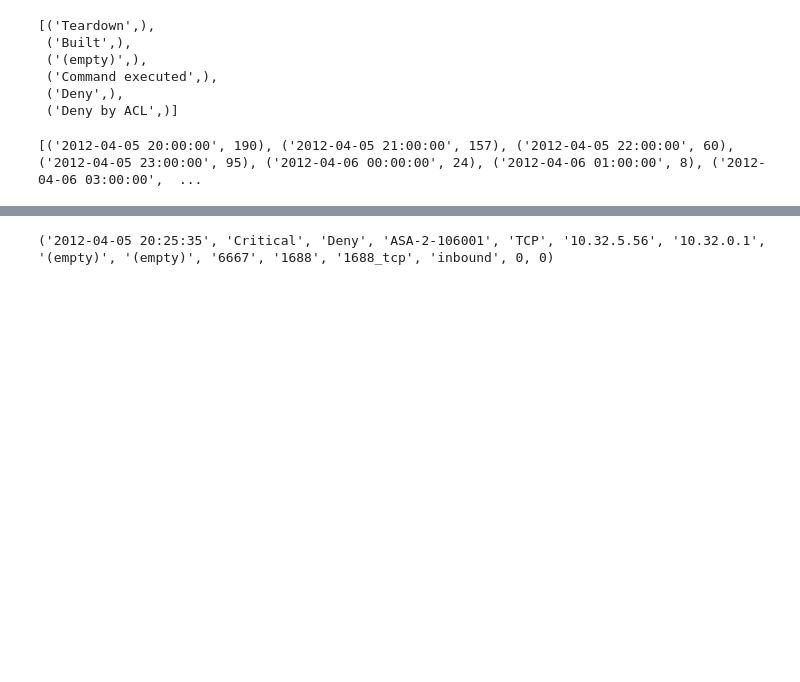
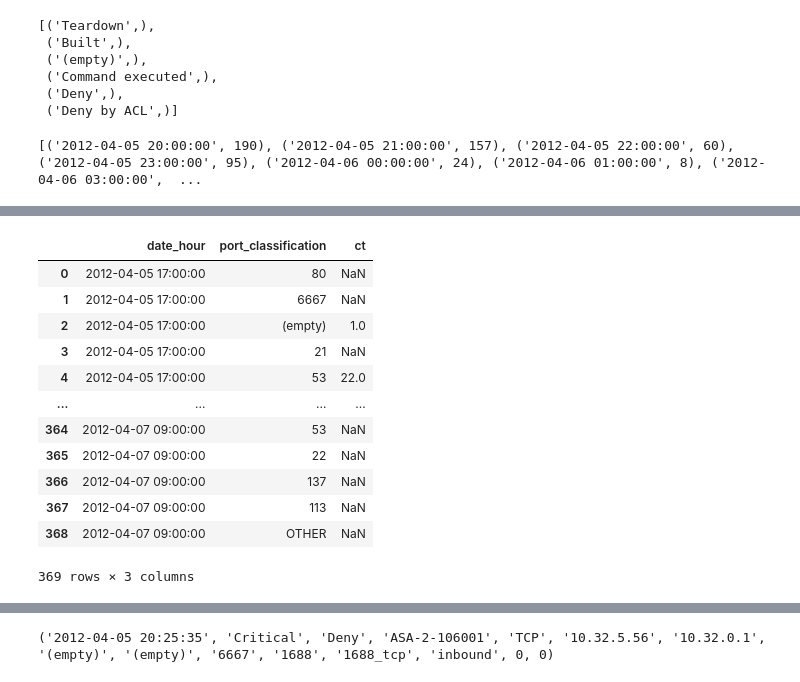
Before and after one commit to data-challengers/DC4, a Jupyter notebook: notebooks/firewall_viz.ipynb, the cells around one changed output, grey strips where cells are left out. Cells and saved outputs as stored; diff of their text form; code cells hidden in the pictures; blank space fills up the shorter version.

Commit message:
push function to fill NAs for plotly

```diff
--- a/notebooks/firewall_viz.ipynb
+++ b/notebooks/firewall_viz.ipynb
@@ -12,3 +12,21 @@ print(conn.total_changes)
 cur = conn.cursor()
 # %% [output]
 0
+# %%
+def fill_df_nas(df, time_col, group_col, group_arr):
+    """
+    Expands dataframe to include all x-axis values for every group, and
+    fills dataframes with NAs when there are no observations for the specified group.
+    Useful for Plotly graphs in mode='lines+markers'
+    :param: df: dataframe of interest
+    :param: time_col: string name of column that contains time variable (or generally, the x variable)
+    :param: group_col: string name of column that contains the groups to plot over different traces
+    :param: group_arr: list or numpy array of all unique observations in df['group_col']
+    """
+    df_series = pd.Series(np.tile(group_arr, df[time_col].nunique()))
+    df_idx_series = df[time_col].unique() \
+        .repeat(len(group_arr))
+    new_df = pd.DataFrame({time_col: df_idx_series,
+                          group_col: df_series})
+    df_with_nas = pd.merge(new_df, df, on=[time_col, group_col], how='left')
+    return df_with_nas
@@ -50,6 +80,7 @@ q = "SELECT strftime('%Y-%m-%d %H:00:00', `Date/time`) date_hour, \
 ports_per_hour = pd.read_sql_query(q, conn)
 # %%
 ports = ['80', '6667', '(empty)', '21', '53', '22', '137', '113', 'OTHER']
+ports_with_nas = fill_df_nas(ports_per_hour, 'date_hour', 'port_classification', ports)
 # %%
 # Get unique operations
 q = "SELECT DISTINCT `Operation` \
@@ -93,6 +119,22 @@ dtype: object
 cxns_per_hour['date_hour'] = pd.to_datetime(cxns_per_hour['date_hour'])
 # %%
 priority_series = pd.Series(np.tile(priorities_df['Syslog priority'].to_numpy(), cxns_per_hour['date_hour'].nunique()))
+# %%
+ports_with_nas
+# %% [output]
+|  | date_hour | port_classification | ct |
+| 0 | 2012-04-05 17:00:00 | 80 | NaN |
+| 1 | 2012-04-05 17:00:00 | 6667 | NaN |
+| 2 | 2012-04-05 17:00:00 | (empty) | 1.0 |
+| 3 | 2012-04-05 17:00:00 | 21 | NaN |
+| 4 | 2012-04-05 17:00:00 | 53 | 22.0 |
+| ... | ... | ... | ... |
+| 364 | 2012-04-07 09:00:00 | 53 | NaN |
+| 365 | 2012-04-07 09:00:00 | 22 | NaN |
+| 366 | 2012-04-07 09:00:00 | 137 | NaN |
+| 367 | 2012-04-07 09:00:00 | 113 | NaN |
+| 368 | 2012-04-07 09:00:00 | OTHER | NaN |
+369 rows × 3 columns
 # %%
 idx_series = cxns_per_hour[cxns_per_hour['priority'] == 'Info']['date_hour'] \
     .repeat(len(priorities)).reset_index(drop=True)
```
Also changed, not shown: parts of 7 cells of this notebook.
